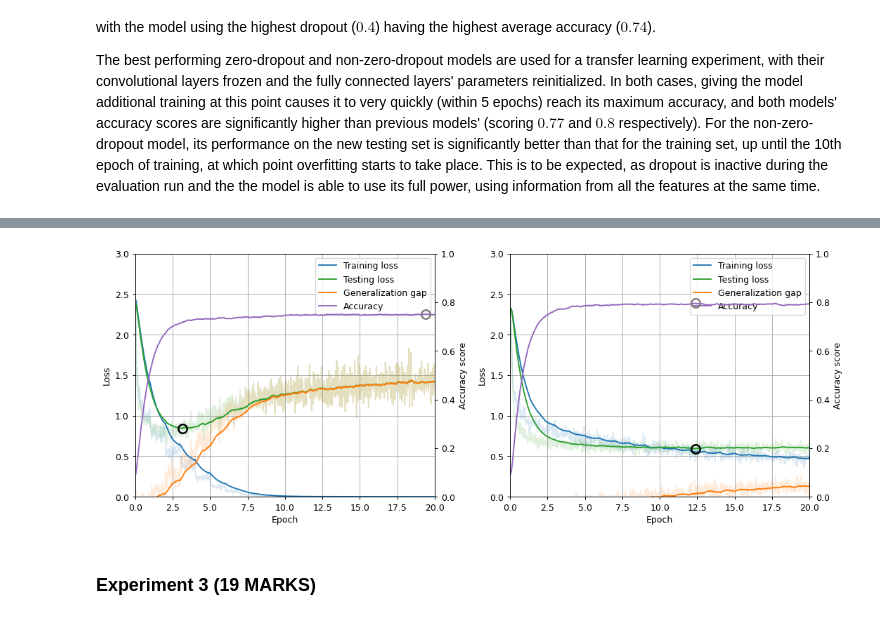
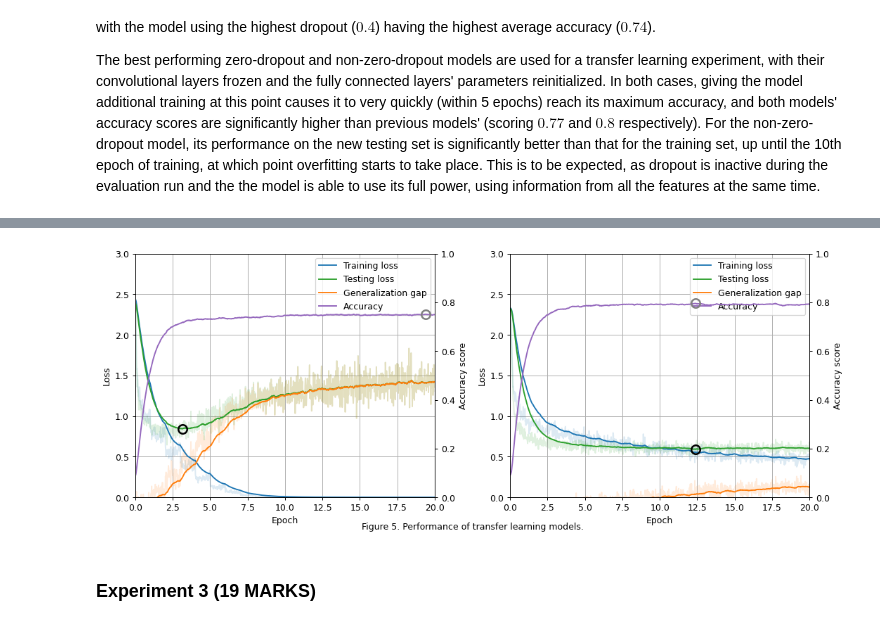
Before and after one commit to Guy29/CIFAR-10-experiments, a Jupyter notebook: 267649.ipynb, the cells around one changed output, grey strips where cells are left out. Drawn from its saved outputs; the diff is of its cells as text; code cells hidden in the pictures.

```diff
--- a/267649.ipynb
+++ b/267649.ipynb
@@ -703,16 +706,17 @@ dropout_transfer_metrics = train_and_test(dropout_model, train_set, test_set, 50
 # %%
 # Plot both models' performances
 
 # Create a 1x2 grid of subplots
 fig, axes = plt.subplots(nrows=1, ncols=2, figsize=(12,5))
 
 plot_metrics_to_axes(no_dropout_transfer_metrics, axes[0], ticks=('left','bottom','right'), labels=True, legend=True, show_unsmoothed=True, annotate=True)
 plot_metrics_to_axes(dropout_transfer_metrics, axes[1], ticks=('left','bottom','right'), labels=True, legend=True, show_unsmoothed=True, annotate=True)
 
+fig.text(0.5, 0.01, 'Figure 5. Performance of transfer learning models.', ha='center', va='bottom', fontsize=10)
 plt.tight_layout(rect=[0, 0, 1, 0.93])
 plt.show()
 # %% [output]
-[figure, old version]
+[figure, new version]
 # %% [markdown]
 ### Experiment 3 (19 MARKS) <ignore>
 # %% [markdown]
```
Also changed, not shown: parts of 5 cells of this notebook.
